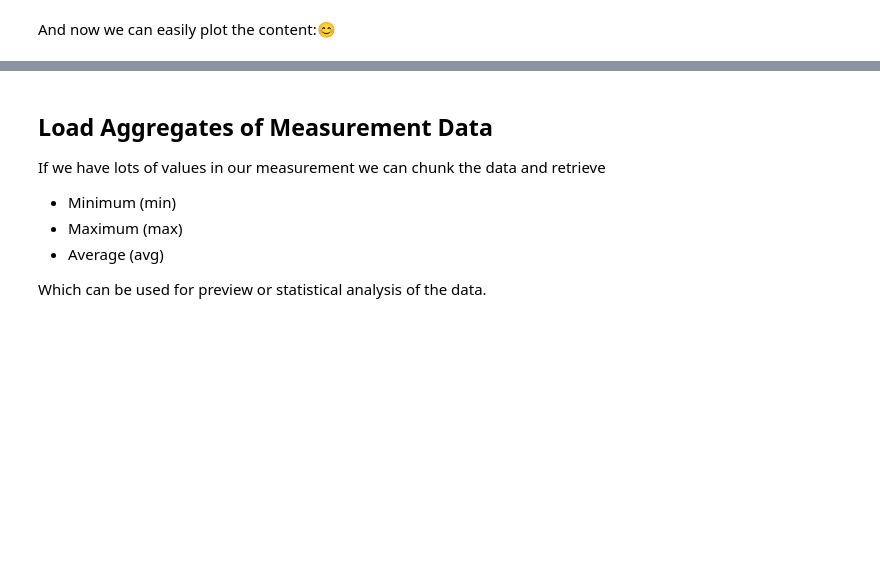
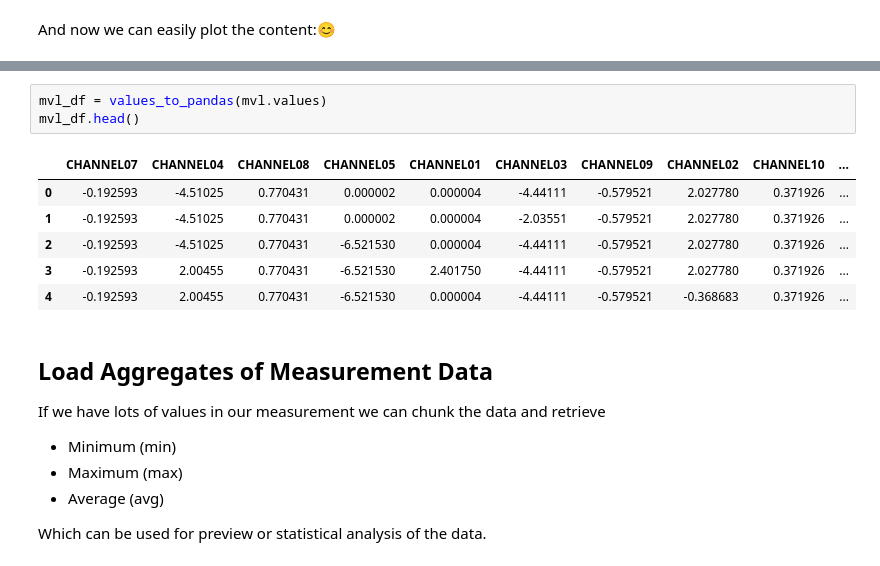
Before and after one commit to peak-solution/data_management_learning_path, a Jupyter notebook: data_management_learning_path/openMDM/read_values.ipynb, the cells around one changed output, grey strips where cells are left out. Drawn from its saved outputs; the diff is of its cells as text; blank space fills up the shorter version.

```diff
--- a/data_management_learning_path/openMDM/read_values.ipynb
+++ b/data_management_learning_path/openMDM/read_values.ipynb
@@ -124,3 +108,13 @@ values_to_pandas(mvl.values)
+# %%
+mvl_df = values_to_pandas(mvl.values)
+mvl_df.head()
+# %% [output]
+|  | CHANNEL07 | CHANNEL04 | CHANNEL08 | CHANNEL05 | CHANNEL01 | CHANNEL03 | CHANNEL09 | CHANNEL02 | CHANNEL10 | ... |
+| 0 | -0.192593 | -4.51025 | 0.770431 | 0.000002 | 0.000004 | -4.44111 | -0.579521 | 2.027780 | 0.371926 | ... |
+| 1 | -0.192593 | -4.51025 | 0.770431 | 0.000002 | 0.000004 | -2.03551 | -0.579521 | 2.027780 | 0.371926 | ... |
+| 2 | -0.192593 | -4.51025 | 0.770431 | -6.521530 | 0.000004 | -4.44111 | -0.579521 | 2.027780 | 0.371926 | ... |
+| 3 | -0.192593 | 2.00455 | 0.770431 | -6.521530 | 2.401750 | -4.44111 | -0.579521 | 2.027780 | 0.371926 | ... |
+| 4 | -0.192593 | 2.00455 | 0.770431 | -6.521530 | 0.000004 | -4.44111 | -0.579521 | -0.368683 | 0.371926 | ... |
 # %% [markdown]
 ## Load Aggregates of Measurement Data
 
```
Also changed, not shown: parts of 1 cell of this notebook, 7 other files.
